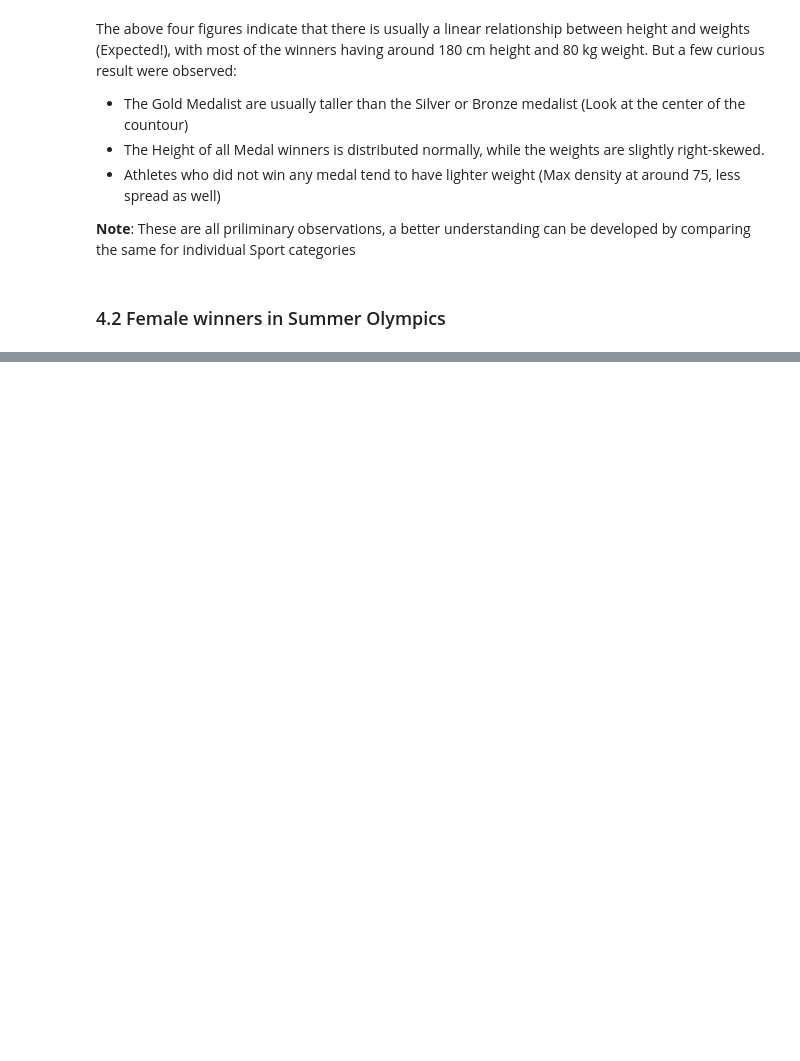
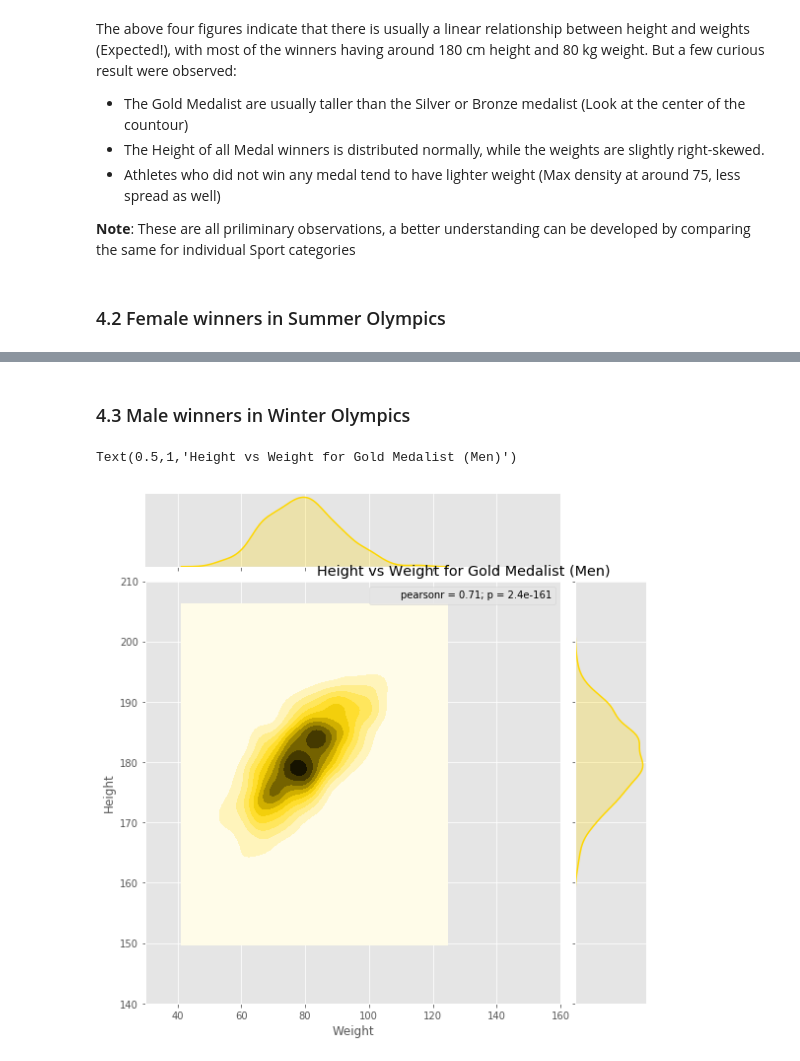
Before and after one commit to akshayb7/History-Of-Olympics, a Jupyter notebook: Olympics.ipynb, the cells around one changed output, grey strips where cells are left out. Cells and saved outputs as stored; diff of their text form; code cells hidden in the pictures; blank space fills up the shorter version.

```diff
--- a/Olympics.ipynb
+++ b/Olympics.ipynb
@@ -301,0 +308,12 @@ sns.jointplot(kind='kde', x = 'Weight', y = 'Height',
+# %% [markdown]
+### 4.3 Male winners in Winter Olympics
+# %%
+male_winter = winter_data[winter_data.Sex == 'M']
+# %%
+sns.jointplot(kind='kde', x = 'Weight', y = 'Height',
+              data = male_winter[male_winter.Medal == 'Gold'], color='gold',
+              size = 8, xlim=(30,160), ylim=(140,210))
+plt.title('Height vs Weight for Gold Medalist (Men)', fontdict = {'horizontalalignment':'right'})
+# %% [output]
+Text(0.5,1,'Height vs Weight for Gold Medalist (Men)')
+[figure, added]
```
Also changed, not shown: parts of 13 cells of this notebook.
